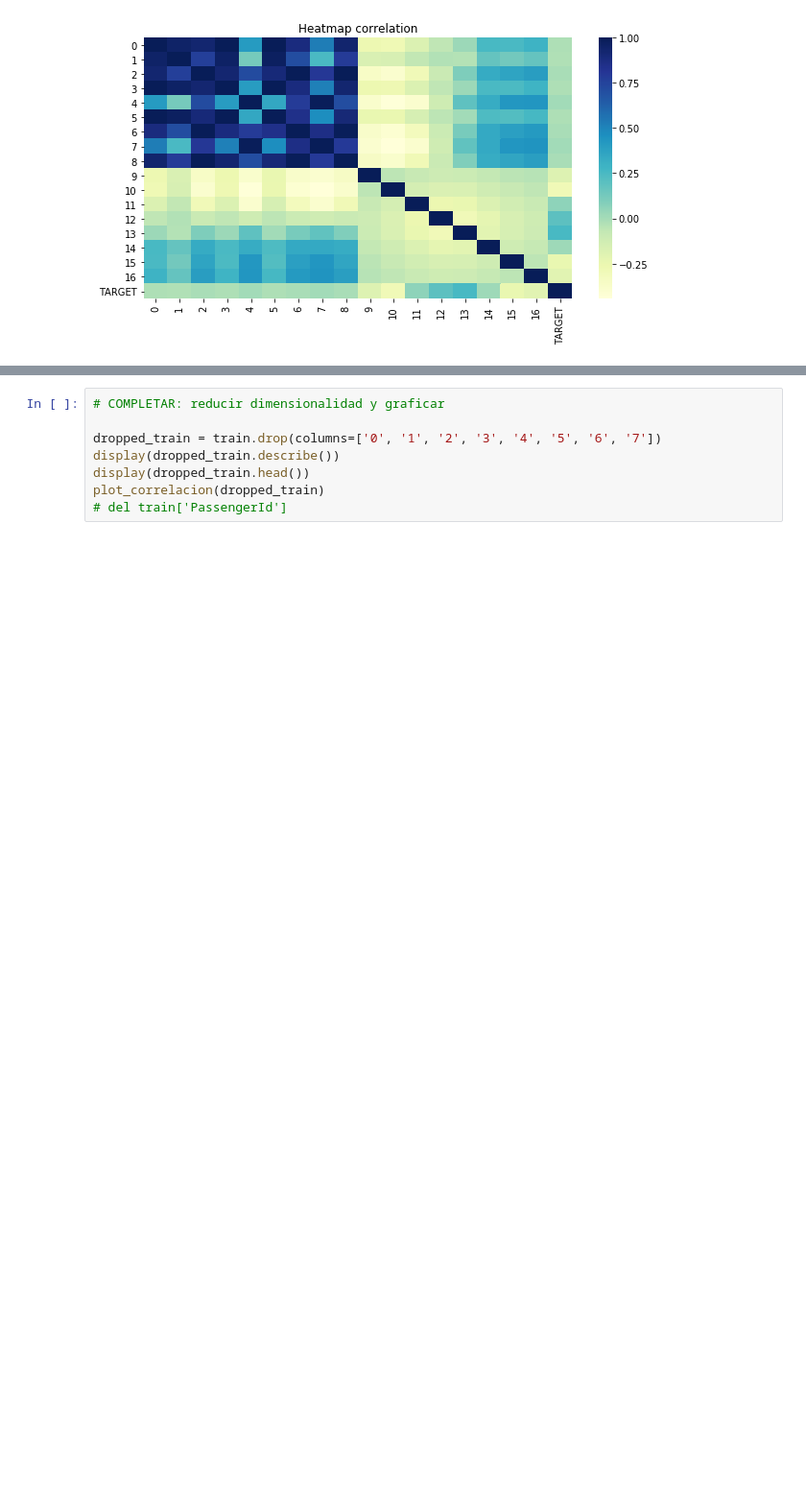
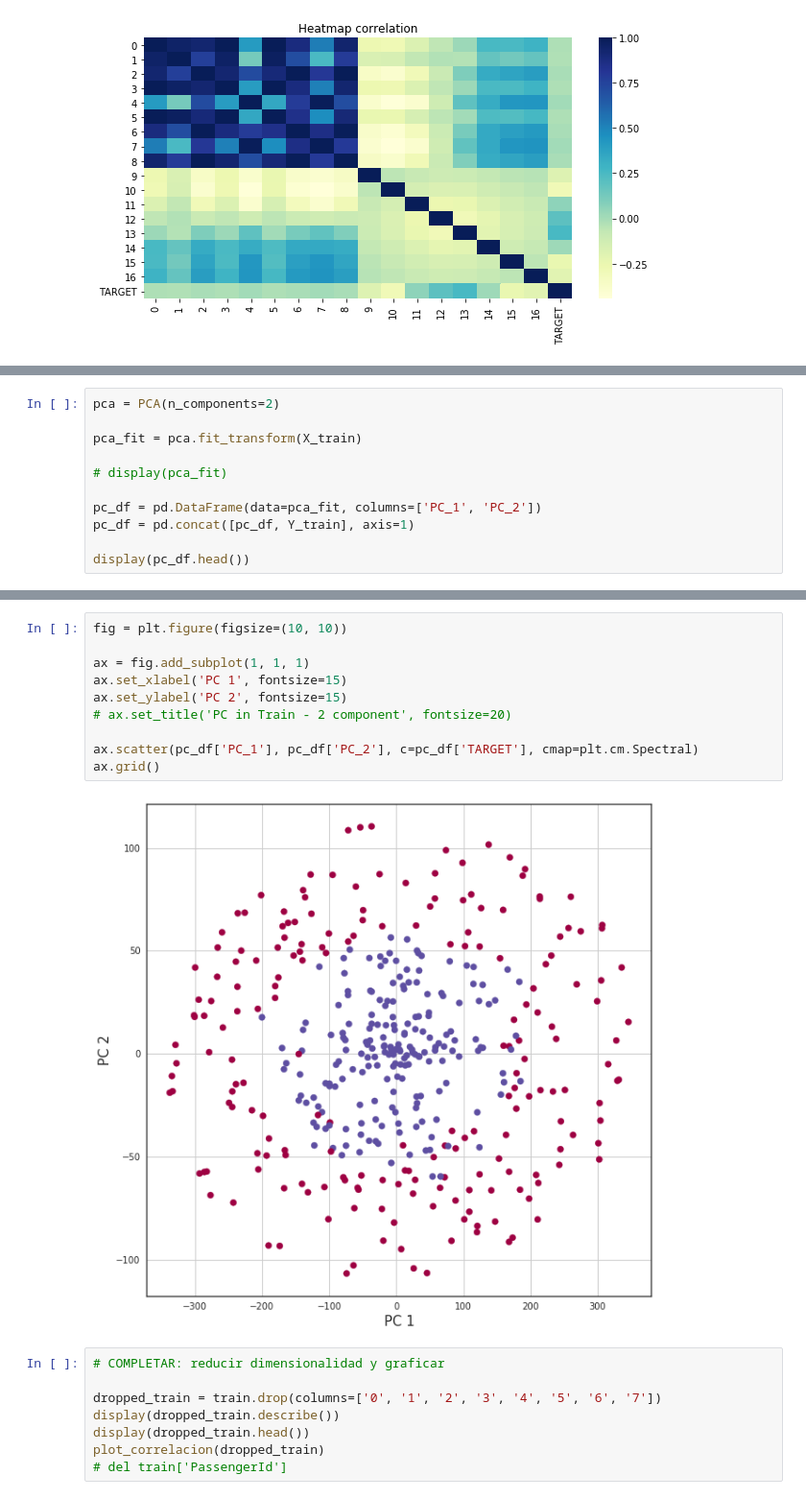
Before and after one commit to EJHortala/famaf, a Jupyter notebook: Aprendizaje Supervisado/lab1.ipynb, the cells around one changed output, grey strips where cells are left out. Shown at 96% size. Drawn from its saved outputs; the diff is of its cells as text; blank space fills up the shorter version.

```diff
--- a/Aprendizaje Supervisado/lab1.ipynb
+++ b/Aprendizaje Supervisado/lab1.ipynb
@@ -73,0 +76,11 @@ plot_correlacion(train)
+# %%
+pca = PCA(n_components=2)
+
+pca_fit = pca.fit_transform(X_train)
+
+# display(pca_fit)
+
+pc_df = pd.DataFrame(data=pca_fit, columns=['PC_1', 'PC_2'])
+pc_df = pd.concat([pc_df, Y_train], axis=1)
+
+display(pc_df.head())
@@ -74,3 +94,15 @@ plot_correlacion(train)
+# %%
+fig = plt.figure(figsize=(10, 10))
+
+ax = fig.add_subplot(1, 1, 1)
+ax.set_xlabel('PC 1', fontsize=15)
+ax.set_ylabel('PC 2', fontsize=15)
+# ax.set_title('PC in Train - 2 component', fontsize=20)
+
+ax.scatter(pc_df['PC_1'], pc_df['PC_2'], c=pc_df['TARGET'], cmap=plt.cm.Spectral)
+ax.grid()
+# %% [output]
+[figure, added]
 # %%
 # COMPLETAR: reducir dimensionalidad y graficar
 
```
Also changed, not shown: parts of 12 cells of this notebook.
